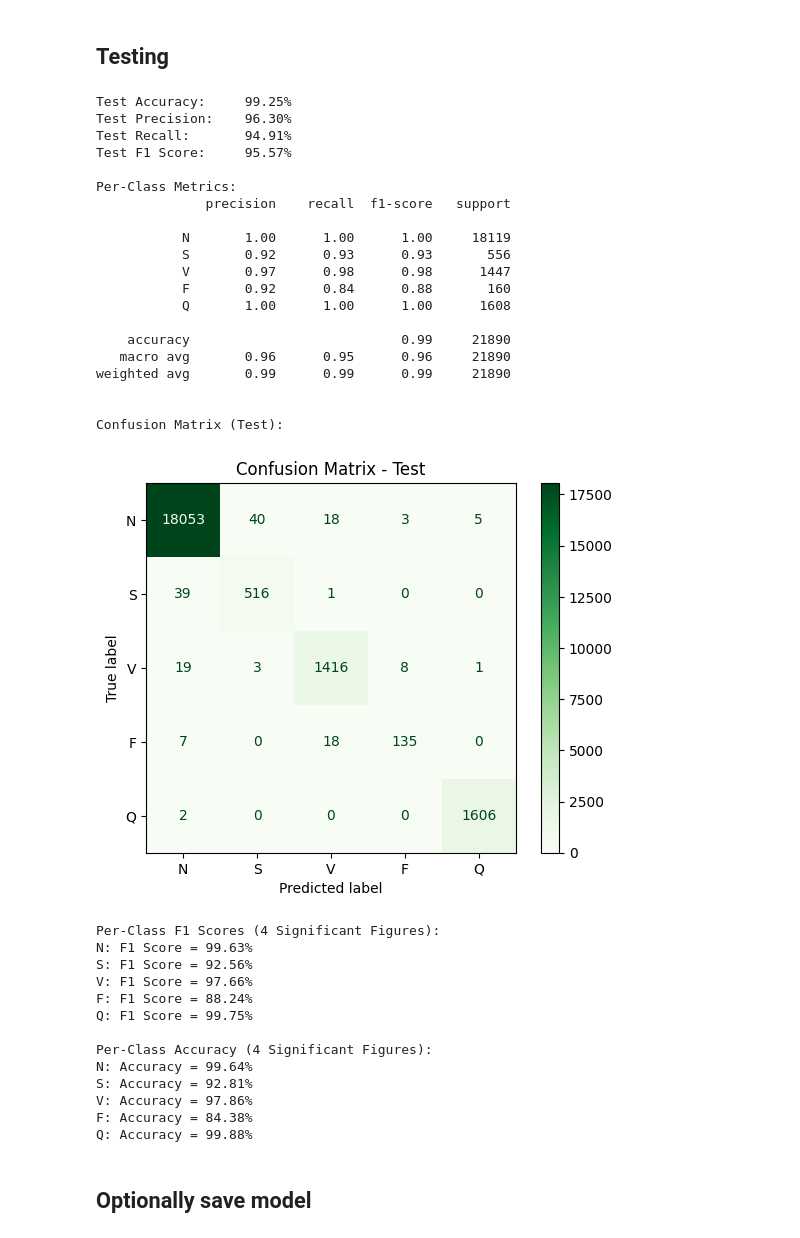
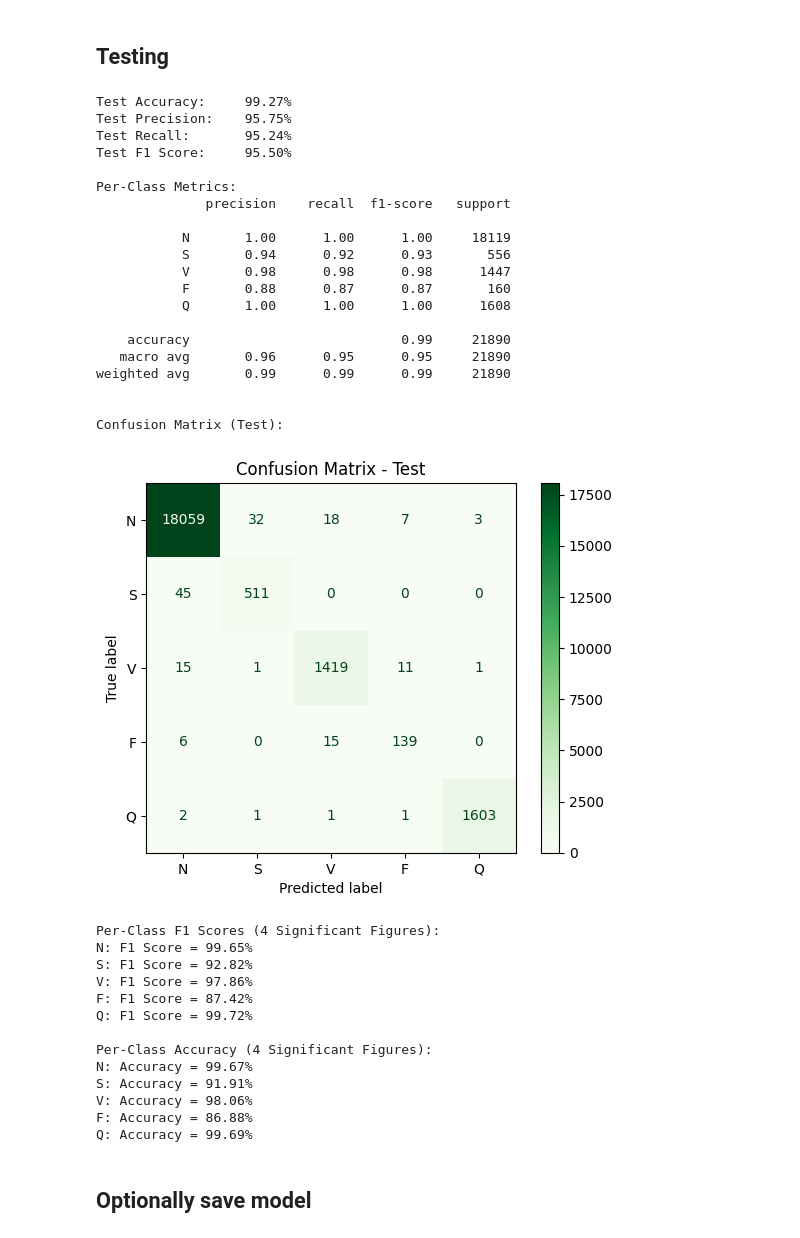
Before and after one commit to elijah-jones-2003/Heart-Rate-Monitoring, a Jupyter notebook: RAT-Net.ipynb, the cells around one changed output. Drawn from its saved outputs; the diff is of its cells as text; code cells hidden in the pictures.

```diff
--- a/RAT-Net.ipynb
+++ b/RAT-Net.ipynb
@@ -241,7 +241,7 @@ class Transformer(nn.Module):
     Transformer encoder module for 1D data.
     Applies positional encoding and then multi-layer self-attention.
     """
-    def __init__(self, d_model=128, nhead=8, num_layers=1, dropout=0.2):
+    def __init__(self, d_model=128, nhead=4, num_layers=1, dropout=0.2):
         super(Transformer, self).__init__()
         # Create encoder layer
         encoder_layer = nn.TransformerEncoderLayer(d_model=d_model, nhead=nhead, dropout=dropout, norm_first=True)
@@ -313,7 +313,7 @@ else:
 print(device)
 
 # Hyperparameters
-epochs = 30
+epochs = 50
 batch_size = 32
 learning_rate = 4.688744856082865e-05
 weight_decay = 0.000978293008700263
@@ -421,11 +421,12 @@ Epoch 30/30 - Train Loss: 0.0004 - Train Acc: 0.9999 - Val Loss: 0.0784 - Val Ac
 ## Testing
 # %%
 # Load best model
-# model.load_state_dict(torch.load(MODEL_DIRECTORY, map_location=torch.device("cuda" if torch.cuda.is_available() else "cpu")))
-model.to(device)
+model2 = RATNet(dropout=dropout_rate)
+model2.load_state_dict(torch.load(MODEL_DIRECTORY, map_location=torch.device("cuda" if torch.cuda.is_available() else "cpu")))
+model2.to(device)
 
 # Evaluation mode
-model.eval()
+model2.eval()
 all_preds = []
 all_labels = []
 
@@ -435,7 +436,7 @@ with torch.no_grad():
         inputs = inputs.to(device)
         labels = labels.to(device)
 
-        outputs = model(inputs)
+        outputs = model2(inputs)
         _, predicted = torch.max(outputs, 1)
 
         all_preds.extend(predicted.cpu().numpy())
@@ -454,42 +455,42 @@ print(f"Test Accuracy:     {acc * 100:.2f}%")
 print(f"Test Precision:    {precision * 100:.2f}%")
 print(f"Test Recall:       {recall * 100:.2f}%")
 print(f"Test F1 Score:     {f1 * 100:.2f}%")
 
 # Per-class metrics
 class_names = ['N', 'S', 'V', 'F', 'Q']
 print("\nPer-Class Metrics:")
 from sklearn.metrics import classification_report
 print(classification_report(all_labels, all_preds, target_names=class_names))
 
 # Confusion Matrix
 print("\nConfusion Matrix (Test):")
 cm_test = confusion_matrix(all_labels, all_preds)
 cm_test_disp = ConfusionMatrixDisplay(confusion_matrix=cm_test, display_labels=class_names)
 cm_test_disp.plot(cmap=plt.cm.Greens)
 plt.title("Confusion Matrix - Test")
 plt.show()
 # %% [output]
-Test Accuracy:     99.25%
-Test Precision:    96.30%
-Test Recall:       94.91%
-Test F1 Score:     95.57%
+Test Accuracy:     99.27%
+Test Precision:    95.75%
+Test Recall:       95.24%
+Test F1 Score:     95.50%
 
 Per-Class Metrics:
               precision    recall  f1-score   support
 
            N       1.00      1.00      1.00     18119
-           S       0.92      0.93      0.93       556
-           V       0.97      0.98      0.98      1447
-           F       0.92      0.84      0.88       160
+           S       0.94      0.92      0.93       556
+           V       0.98      0.98      0.98      1447
+           F       0.88      0.87      0.87       160
            Q       1.00      1.00      1.00      1608
 
     accuracy                           0.99     21890
-   macro avg       0.96      0.95      0.96     21890
+   macro avg       0.96      0.95      0.95     21890
 weighted avg       0.99      0.99      0.99     21890
 
 
 Confusion Matrix (Test):
-[figure, old version]
+[figure, new version]
 # %%
 # Corrected per-class F1 scores using average=None
 per_class_f1 = f1_score(all_labels, all_preds, average=None, zero_division=0)
@@ -509,18 +510,18 @@ for i, accuracy_val in enumerate(per_class_accuracy):
     print(f"{class_names[i]}: Accuracy = {accuracy_val * 100:.4g}%")
 # %% [output]
 Per-Class F1 Scores (4 Significant Figures):
-N: F1 Score = 99.63%
-S: F1 Score = 92.56%
-V: F1 Score = 97.66%
-F: F1 Score = 88.24%
-Q: F1 Score = 99.75%
+N: F1 Score = 99.65%
+S: F1 Score = 92.82%
+V: F1 Score = 97.86%
+F: F1 Score = 87.42%
+Q: F1 Score = 99.72%
 
 Per-Class Accuracy (4 Significant Figures):
-N: Accuracy = 99.64%
-S: Accuracy = 92.81%
-V: Accuracy = 97.86%
-F: Accuracy = 84.38%
-Q: Accuracy = 99.88%
+N: Accuracy = 99.67%
+S: Accuracy = 91.91%
+V: Accuracy = 98.06%
+F: Accuracy = 86.88%
+Q: Accuracy = 99.69%
 # %% [markdown]
 ## Optionally save model
 # %%
```
Also changed, not shown: parts of 1 cell of this notebook.
